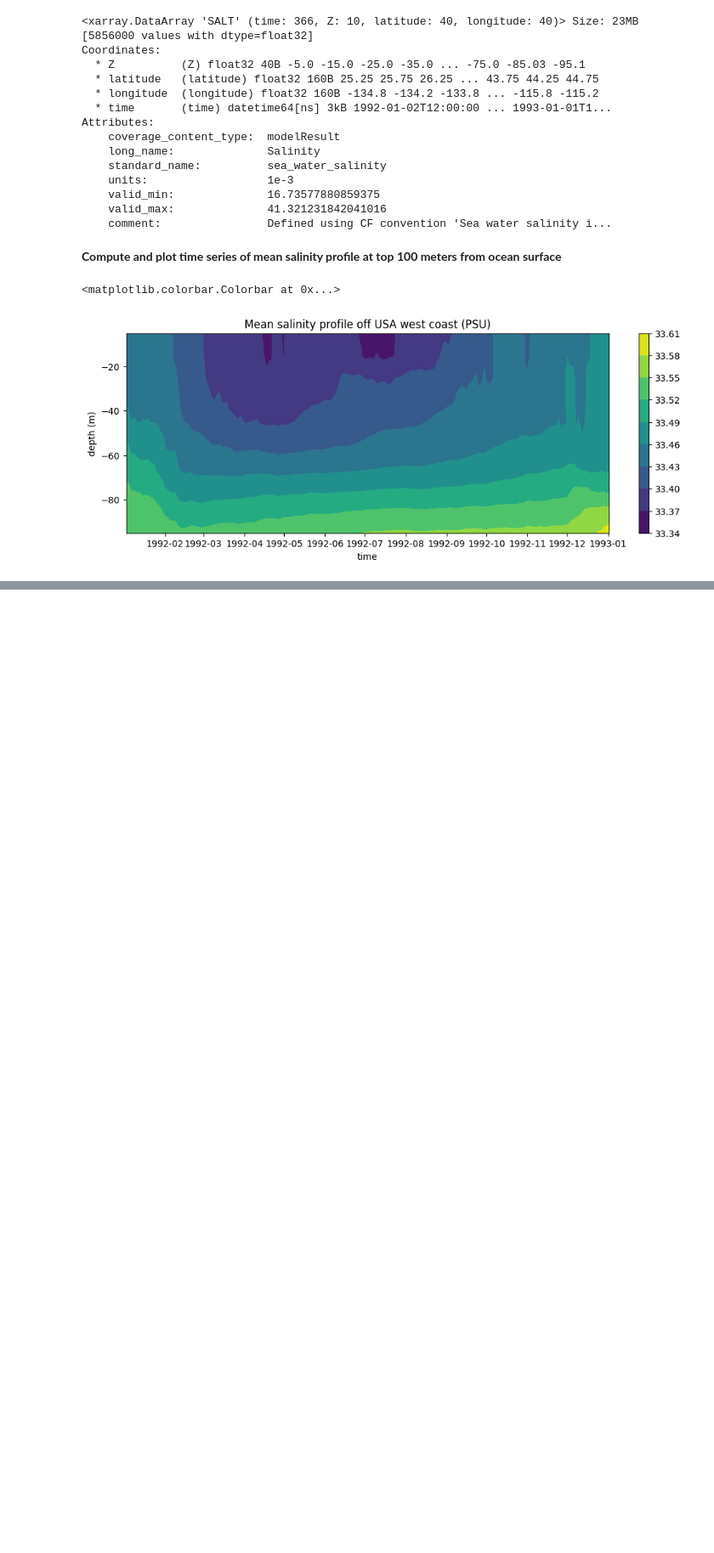
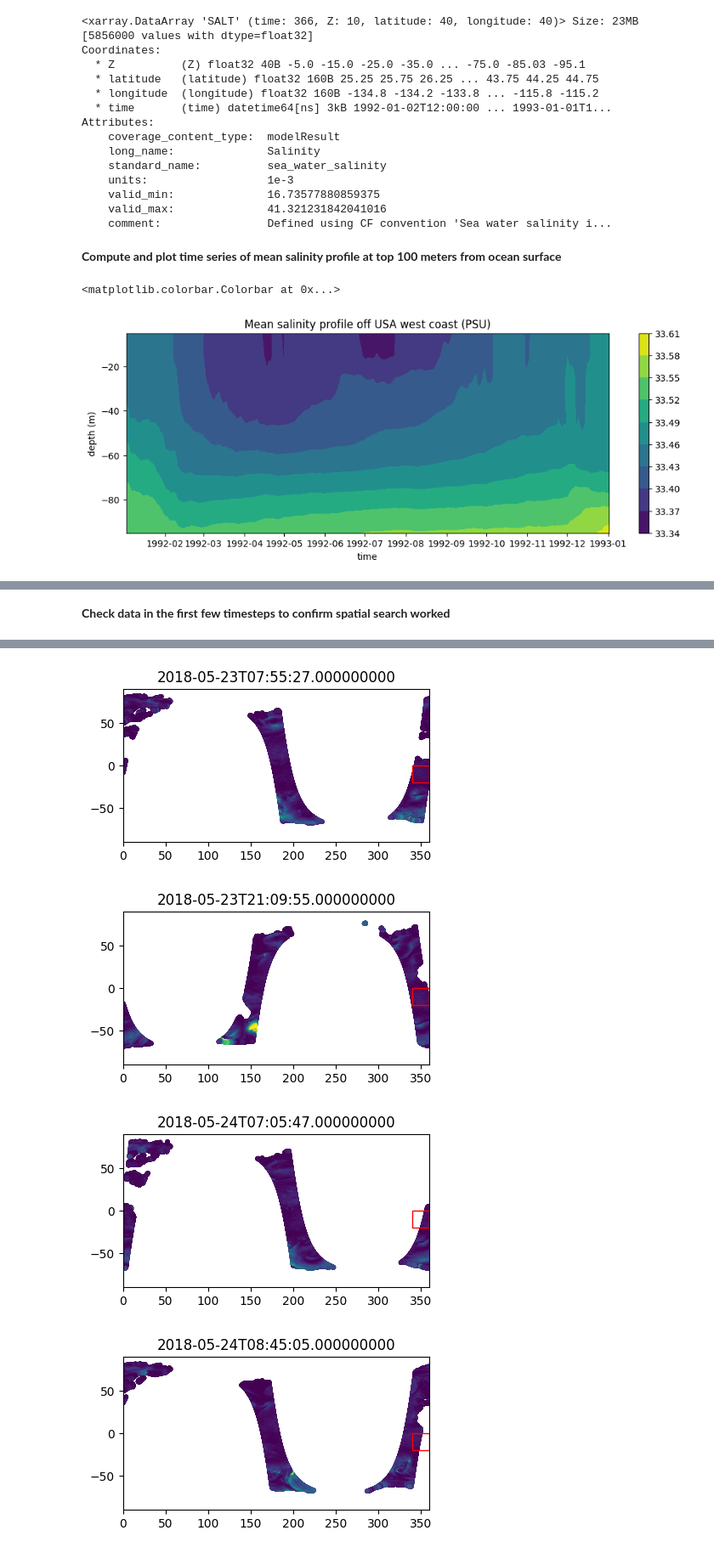
Before and after one commit to podaac/tutorials, a Jupyter notebook: notebooks/Advanced_cloud/using_vds_starter.ipynb, the cells around one changed output, grey strips where cells are left out. Shown at 85% size. Saved outputs shown, nothing was run; the diff lists cells and outputs as text; code cells hidden in the pictures; blank space fills up the shorter version.

Commit message:
Add section to VDS starter notebook on using L2 VDSs.

```diff
--- a/notebooks/Advanced_cloud/using_vds_starter.ipynb
+++ b/notebooks/Advanced_cloud/using_vds_starter.ipynb
@@ -1235,0 +1308,13 @@ plt.colorbar()
+# %%
+bbox_pm180 = (-20, -20, 0, 0)  # bounding box over longitude range -180, 180.
+bbox_0360 = (340, -20, 360, 0)  # bounding box over longitude range 0, 360.
+# %%
+# Locate granule metadata in bbox of interest:
+granule_info_bbox = earthaccess.search_data(
+    short_name=shortname,
+    bounding_box = bbox_pm180,
+    )
+# %%
+# Get granule start times from granule search. Will be used to subset from the VDS:
+datetimes_str = [g['umm']['TemporalExtent']['RangeDateTime']['BeginningDateTime'][:-1] for g in granule_info_bbox]  # -1 to remove "Z" at end.
+datetimes_obj = [np.datetime64(dts) for dts in datetimes_str]
@@ -1235,0 +1323,4 @@ plt.colorbar()
+# %%
+%%time
+data_vds_bbox = data_vds.sel(orbit_segment_start_time = datetimes_obj)
+data_vds_bbox
@@ -1235,0 +1347,28 @@ plt.colorbar()
+# %% [markdown]
+**Check data in the first few timesteps to confirm spatial search worked**
+# %%
+%%time
+
+i_plot_start = 99
+i_plot_end = 105
+figs = [plt.figure(figsize=(4,2)) for n in range(i_plot_end - i_plot_start)]
+axes = [f.add_axes((0, 0, 0.9, 0.9)) for f in figs]
+
+bbox_width = bbox_0360[2] - bbox_0360[0]
+bbox_height = bbox_0360[3] - bbox_0360[1]
+
+for ax, dt in zip(axes, data_vds_bbox["orbit_segment_start_time"].values[i_plot_start:i_plot_end]):
+    data_sub = data_vds_bbox.sel(orbit_segment_start_time = dt)
+    bbox_patch = plt.Rectangle(
+        (bbox_0360[0], bbox_0360[1]), bbox_width, bbox_height,
+        edgecolor='red', facecolor='none'
+    )
+    ax.add_patch(bbox_patch)
+    ax.set_title(dt)
+    ax.scatter(
+        data_sub['lon'], data_sub['lat'], c=data_sub['wind_stress_magnitude'],
+        marker='.', zorder=-99, vmin=0, vmax=1.5
+    )
+    ax.set_xlim([0, 360])
+    ax.set_ylim([-90, 90])
+# %% [output]
@@ -1235,0 +1377,4 @@ plt.colorbar()
+[figure, added]
+[figure, added]
+[figure, added]
+[figure, added]
```
Also changed, not shown: parts of 12 cells of this notebook.
